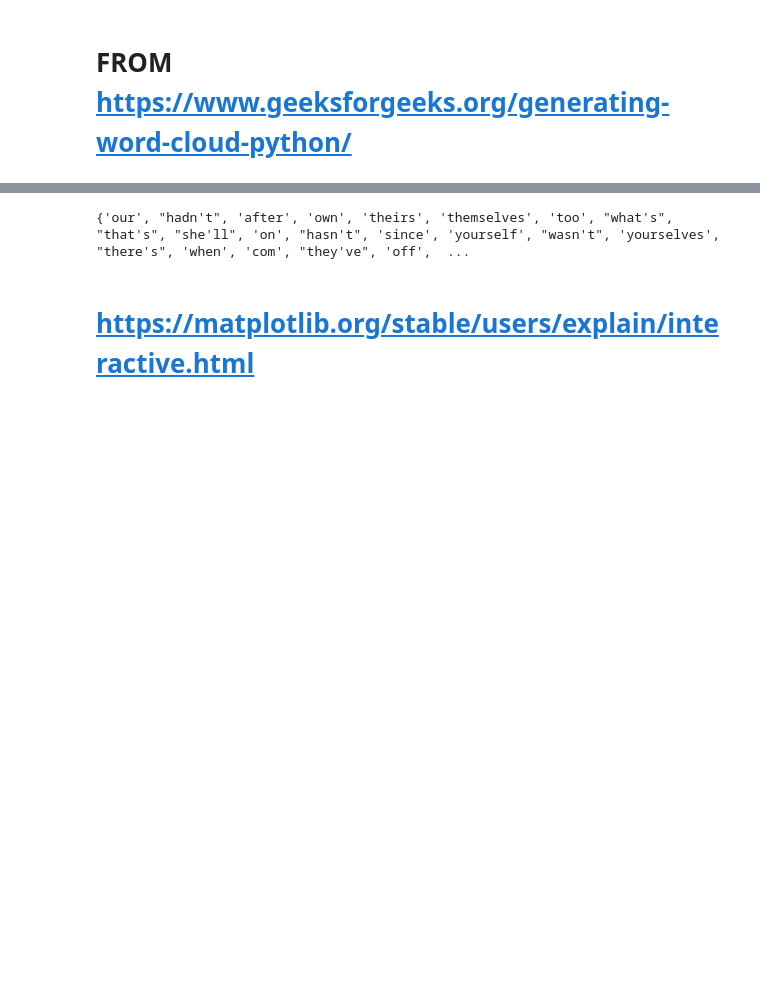
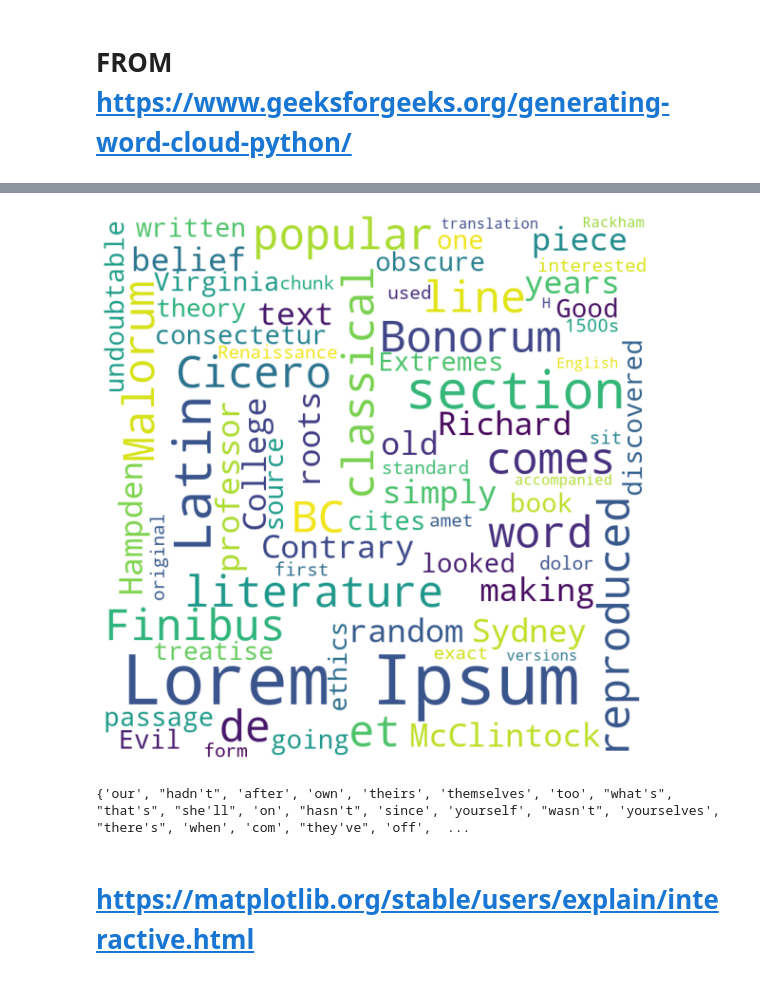
Before and after one commit to sliosb2000/DataViz_Tag_Cloud, a Jupyter notebook: Code/first test.ipynb, the cells around one changed output, grey strips where cells are left out. Saved outputs shown, nothing was run; the diff lists cells and outputs as text; code cells hidden in the pictures; blank space fills up the shorter version.

```diff
--- a/Code/first test.ipynb
+++ b/Code/first test.ipynb
@@ -47,3 +53,21 @@ plt.show()
+# %%
+text = "Contrary to popular belief, Lorem Ipsum is not simply random text. It has roots in a piece of classical Latin literature from 45 BC, making it over 2000 years old. Richard McClintock, a Latin professor at Hampden-Sydney College in Virginia, looked up one of the more obscure Latin words, consectetur, from a Lorem Ipsum passage, and going through the cites of the word in classical literature, discovered the undoubtable source. Lorem Ipsum comes from sections 1.10.32 and 1.10.33 of de Finibus Bonorum et Malorum (The Extremes of Good and Evil) by Cicero, written in 45 BC. This book is a treatise on the theory of ethics, very popular during the Renaissance. The first line of Lorem Ipsum, Lorem ipsum dolor sit amet.., comes from a line in section 1.10.32. The standard chunk of Lorem Ipsum used since the 1500s is reproduced below for those interested. Sections 1.10.32 and 1.10.33 from de Finibus Bonorum et Malorum by Cicero are also reproduced in their exact original form, accompanied by English versions from the 1914 translation by H. Rackham."
+# %%
+
+wordcloud = WordCloud(width = 800, height = 800,
+				background_color ='white',
+				stopwords = stopwords,
+				min_font_size = 10).generate(text)
+
+# plot the WordCloud image
+plt.figure(figsize = (8, 8), facecolor = None)
+plt.imshow(wordcloud)
+plt.axis("off")
+plt.tight_layout(pad = 0)
+
+plt.show()
+# %% [output]
+[figure, added]
 # %%
 print(stopwords)
 # %% [output]
```
Also changed, not shown: parts of 1 cell of this notebook, 10 other files.
